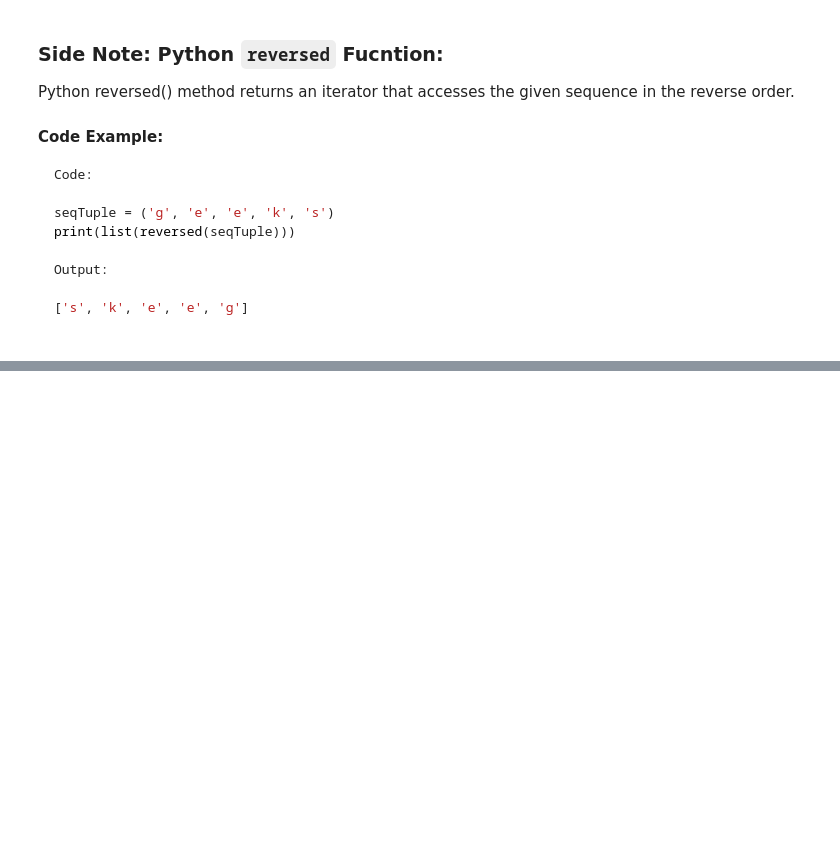
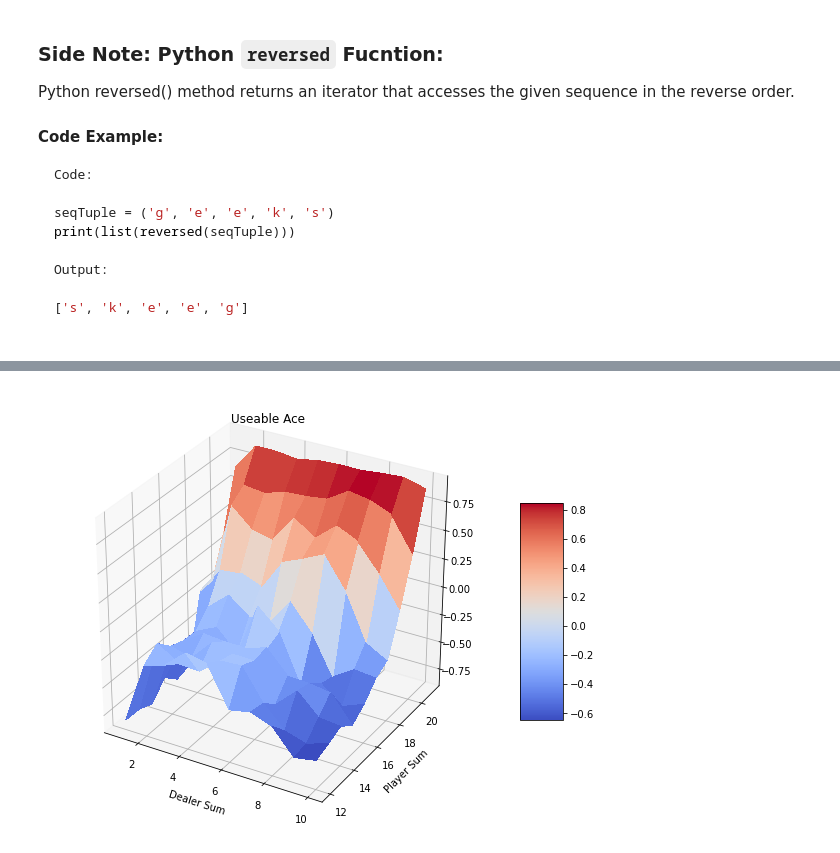
Before and after one commit to DavoodSZ1993/RL, a Jupyter notebook: 04_MC_Prediction.ipynb, the cells around one changed output, grey strips where cells are left out. Saved outputs shown, nothing was run; the diff lists cells and outputs as text; code cells hidden in the pictures; blank space fills up the shorter version.

```diff
--- a/04_MC_Prediction.ipynb
+++ b/04_MC_Prediction.ipynb
@@ -150,0 +169,18 @@ print(o0), print(a), print(o), print(r)
+# %%
+A = np.arange(1, 11)
+B = np.arange(12, 22)
+A, B = np.meshgrid(A, B)
+
+V = Gs[12:22, 1:11, 1]
+fig = plt.figure(figsize=(10,8))
+ax = fig.gca(projection='3d')
+surf = ax.plot_surface(A, B, V, rstride=1, cstride=1, cmap=cm.coolwarm,
+                       linewidth=0, antialiased=False)
+
+ax.set_ylabel("Player Sum")
+ax.set_xlabel("Dealer Sum")
+ax.set_title("Useable Ace")
+fig.colorbar(surf, shrink=0.5, aspect=5)
+plt.show()
+# %% [output]
+[figure, added]
```
Also changed, not shown: parts of 9 cells of this notebook.
